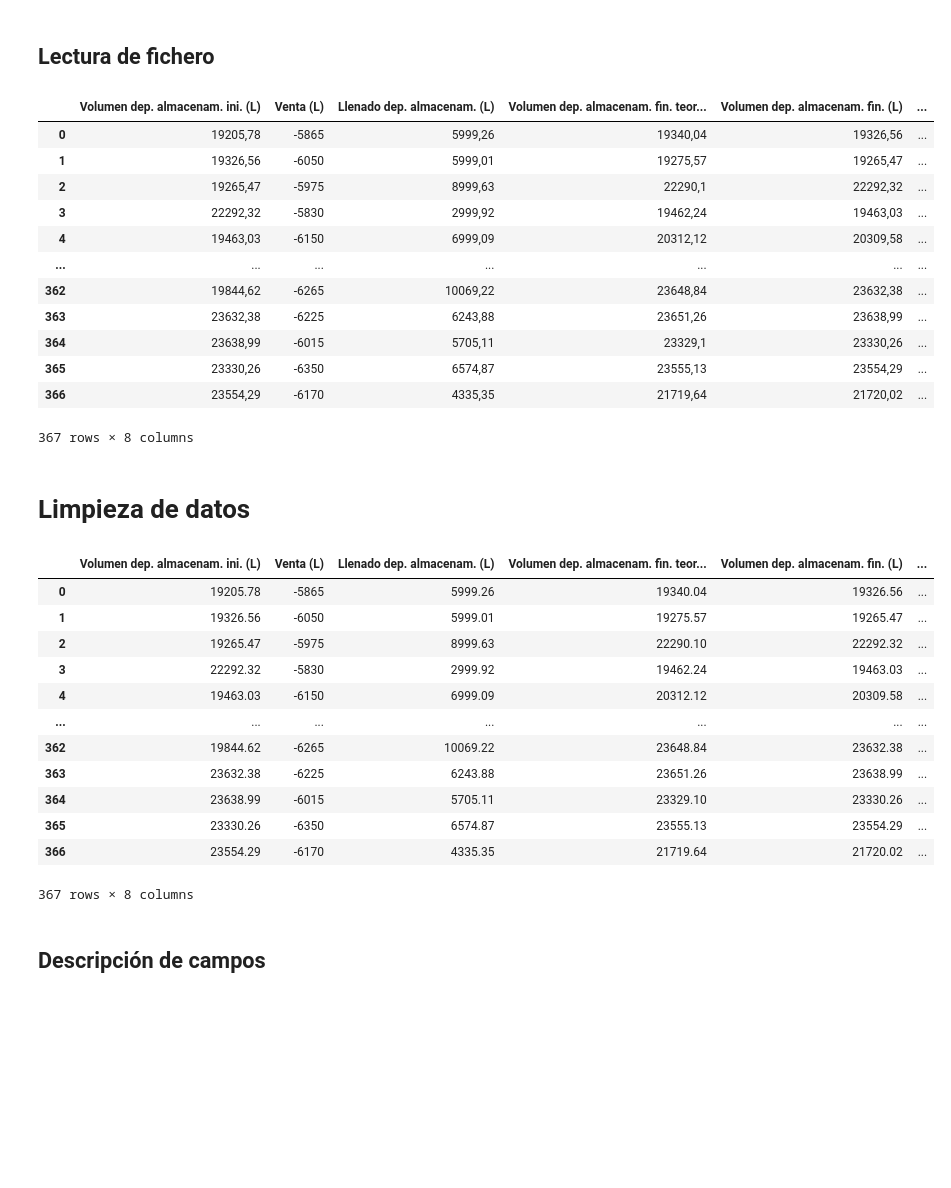
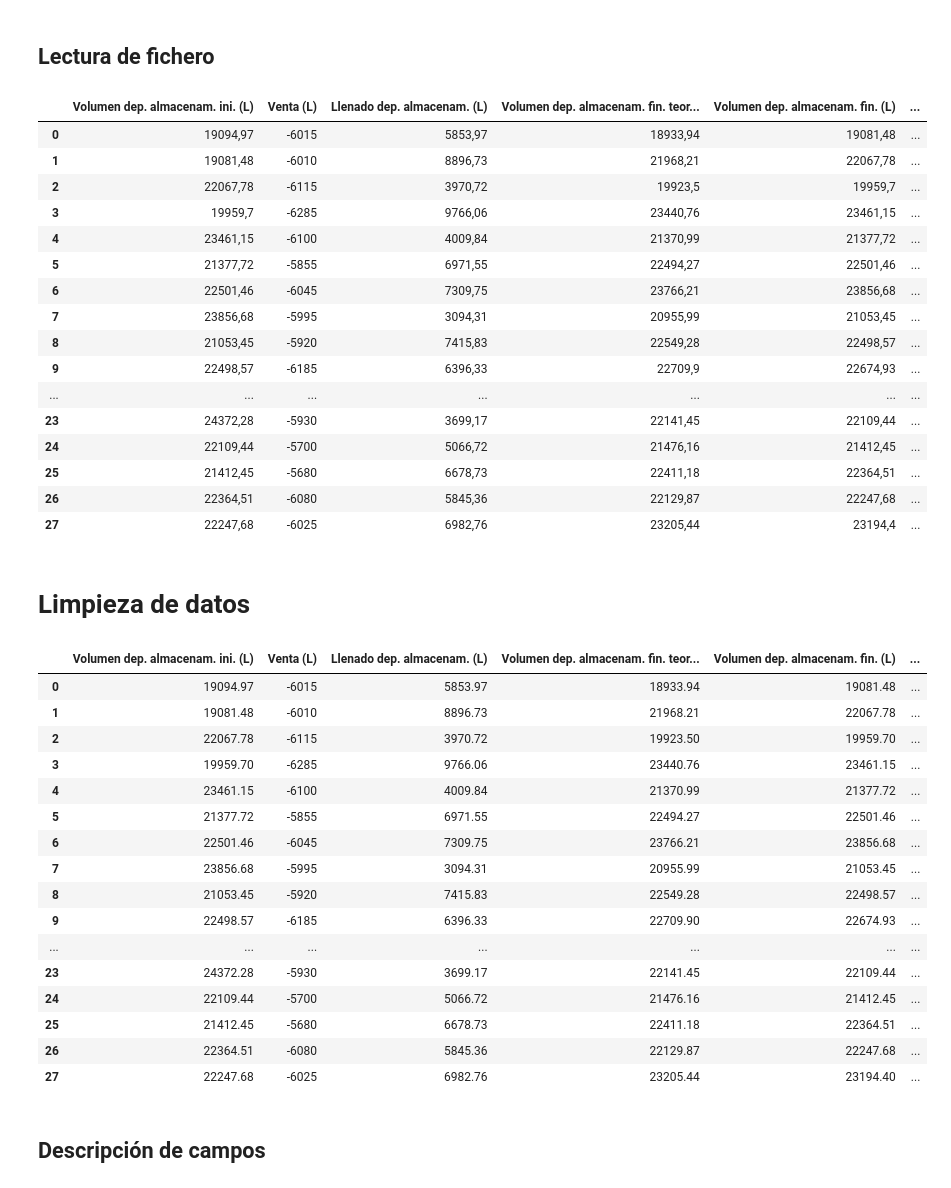
Before and after one commit to alu0101351773/TFM, a Jupyter notebook: src/project/main.ipynb, the cells around one changed output. Saved outputs shown, nothing was run; the diff lists cells and outputs as text; code cells hidden in the pictures; blank space fills up the shorter version.

```diff
--- a/src/project/main.ipynb
+++ b/src/project/main.ipynb
@@ -11,28 +11,32 @@ import matplotlib.pyplot as plt
 # %%
 NOT_DATA = '../simulator/inventario-1anio.csv'
 
 DATA = '../../data/datos_simulacion.csv'
 
-df = pd.read_csv(NOT_DATA).drop(columns=[
+df = pd.read_csv(DATA).drop(columns=[
     'Unnamed: 0',
     'Tiempo (dia)'
 ])
 
 display(df)
 # %% [output]
 |  | Volumen dep. almacenam. ini. (L) | Venta (L) | Llenado dep. almacenam. (L) | Volumen dep. almacenam. fin. teor... | Volumen dep. almacenam. fin. (L) | ... |
-| 0 | 19205,78 | -5865 | 5999,26 | 19340,04 | 19326,56 | ... |
-| 1 | 19326,56 | -6050 | 5999,01 | 19275,57 | 19265,47 | ... |
-| 2 | 19265,47 | -5975 | 8999,63 | 22290,1 | 22292,32 | ... |
-| 3 | 22292,32 | -5830 | 2999,92 | 19462,24 | 19463,03 | ... |
-| 4 | 19463,03 | -6150 | 6999,09 | 20312,12 | 20309,58 | ... |
+| 0 | 19094,97 | -6015 | 5853,97 | 18933,94 | 19081,48 | ... |
+| 1 | 19081,48 | -6010 | 8896,73 | 21968,21 | 22067,78 | ... |
+| 2 | 22067,78 | -6115 | 3970,72 | 19923,5 | 19959,7 | ... |
+| 3 | 19959,7 | -6285 | 9766,06 | 23440,76 | 23461,15 | ... |
+| 4 | 23461,15 | -6100 | 4009,84 | 21370,99 | 21377,72 | ... |
+| 5 | 21377,72 | -5855 | 6971,55 | 22494,27 | 22501,46 | ... |
+| 6 | 22501,46 | -6045 | 7309,75 | 23766,21 | 23856,68 | ... |
+| 7 | 23856,68 | -5995 | 3094,31 | 20955,99 | 21053,45 | ... |
+| 8 | 21053,45 | -5920 | 7415,83 | 22549,28 | 22498,57 | ... |
+| 9 | 22498,57 | -6185 | 6396,33 | 22709,9 | 22674,93 | ... |
 | ... | ... | ... | ... | ... | ... | ... |
-| 362 | 19844,62 | -6265 | 10069,22 | 23648,84 | 23632,38 | ... |
-| 363 | 23632,38 | -6225 | 6243,88 | 23651,26 | 23638,99 | ... |
-| 364 | 23638,99 | -6015 | 5705,11 | 23329,1 | 23330,26 | ... |
-| 365 | 23330,26 | -6350 | 6574,87 | 23555,13 | 23554,29 | ... |
-| 366 | 23554,29 | -6170 | 4335,35 | 21719,64 | 21720,02 | ... |
+| 23 | 24372,28 | -5930 | 3699,17 | 22141,45 | 22109,44 | ... |
+| 24 | 22109,44 | -5700 | 5066,72 | 21476,16 | 21412,45 | ... |
+| 25 | 21412,45 | -5680 | 6678,73 | 22411,18 | 22364,51 | ... |
+| 26 | 22364,51 | -6080 | 5845,36 | 22129,87 | 22247,68 | ... |
+| 27 | 22247,68 | -6025 | 6982,76 | 23205,44 | 23194,4 | ... |
-367 rows × 8 columns
 # %% [markdown]
 # Limpieza de datos
 # %%
@@ -53,18 +57,22 @@ for column in bad_formatted_fields:
 display(df)
 # %% [output]
 |  | Volumen dep. almacenam. ini. (L) | Venta (L) | Llenado dep. almacenam. (L) | Volumen dep. almacenam. fin. teor... | Volumen dep. almacenam. fin. (L) | ... |
-| 0 | 19205.78 | -5865 | 5999.26 | 19340.04 | 19326.56 | ... |
-| 1 | 19326.56 | -6050 | 5999.01 | 19275.57 | 19265.47 | ... |
-| 2 | 19265.47 | -5975 | 8999.63 | 22290.10 | 22292.32 | ... |
-| 3 | 22292.32 | -5830 | 2999.92 | 19462.24 | 19463.03 | ... |
-| 4 | 19463.03 | -6150 | 6999.09 | 20312.12 | 20309.58 | ... |
+| 0 | 19094.97 | -6015 | 5853.97 | 18933.94 | 19081.48 | ... |
+| 1 | 19081.48 | -6010 | 8896.73 | 21968.21 | 22067.78 | ... |
+| 2 | 22067.78 | -6115 | 3970.72 | 19923.50 | 19959.70 | ... |
+| 3 | 19959.70 | -6285 | 9766.06 | 23440.76 | 23461.15 | ... |
+| 4 | 23461.15 | -6100 | 4009.84 | 21370.99 | 21377.72 | ... |
+| 5 | 21377.72 | -5855 | 6971.55 | 22494.27 | 22501.46 | ... |
+| 6 | 22501.46 | -6045 | 7309.75 | 23766.21 | 23856.68 | ... |
+| 7 | 23856.68 | -5995 | 3094.31 | 20955.99 | 21053.45 | ... |
+| 8 | 21053.45 | -5920 | 7415.83 | 22549.28 | 22498.57 | ... |
+| 9 | 22498.57 | -6185 | 6396.33 | 22709.90 | 22674.93 | ... |
 | ... | ... | ... | ... | ... | ... | ... |
-| 362 | 19844.62 | -6265 | 10069.22 | 23648.84 | 23632.38 | ... |
-| 363 | 23632.38 | -6225 | 6243.88 | 23651.26 | 23638.99 | ... |
-| 364 | 23638.99 | -6015 | 5705.11 | 23329.10 | 23330.26 | ... |
-| 365 | 23330.26 | -6350 | 6574.87 | 23555.13 | 23554.29 | ... |
-| 366 | 23554.29 | -6170 | 4335.35 | 21719.64 | 21720.02 | ... |
+| 23 | 24372.28 | -5930 | 3699.17 | 22141.45 | 22109.44 | ... |
+| 24 | 22109.44 | -5700 | 5066.72 | 21476.16 | 21412.45 | ... |
+| 25 | 21412.45 | -5680 | 6678.73 | 22411.18 | 22364.51 | ... |
+| 26 | 22364.51 | -6080 | 5845.36 | 22129.87 | 22247.68 | ... |
+| 27 | 22247.68 | -6025 | 6982.76 | 23205.44 | 23194.40 | ... |
-367 rows × 8 columns
 # %% [markdown]
 ## Descripción de campos
 # %%
```
Also changed, not shown: parts of 12 cells of this notebook, 1 other file.
